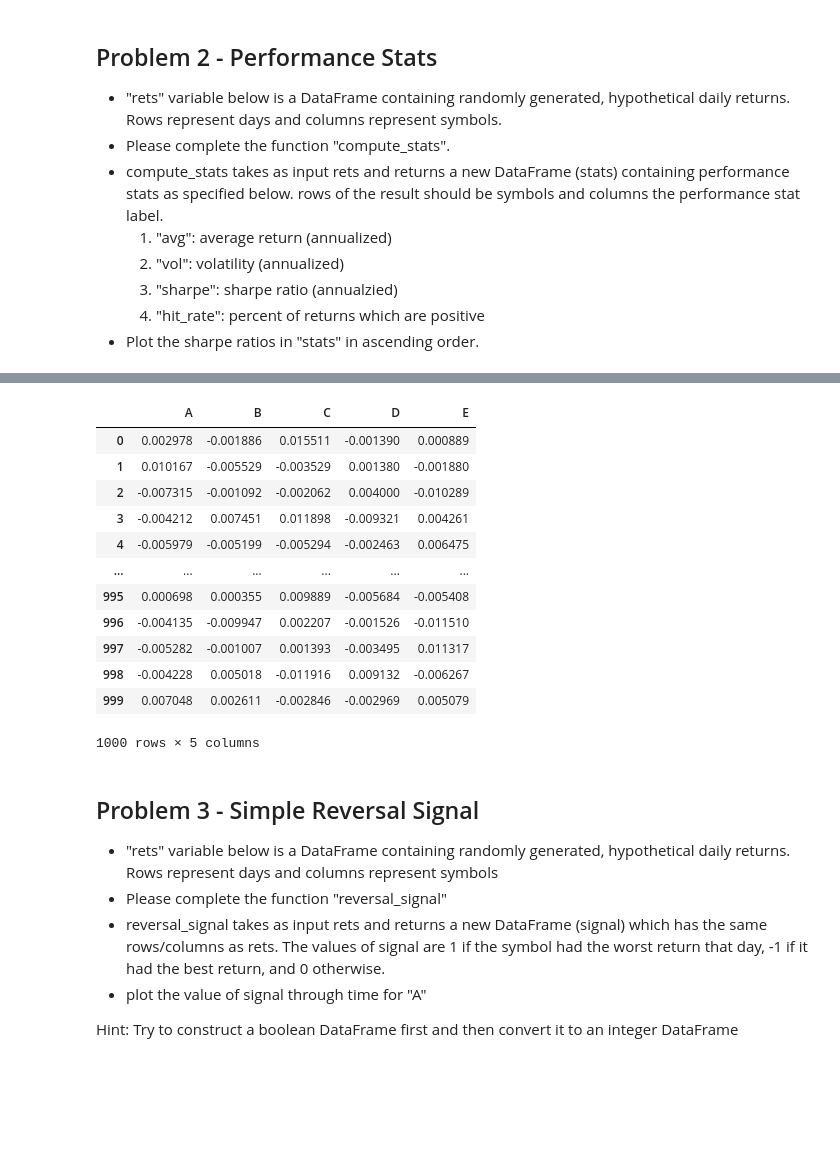
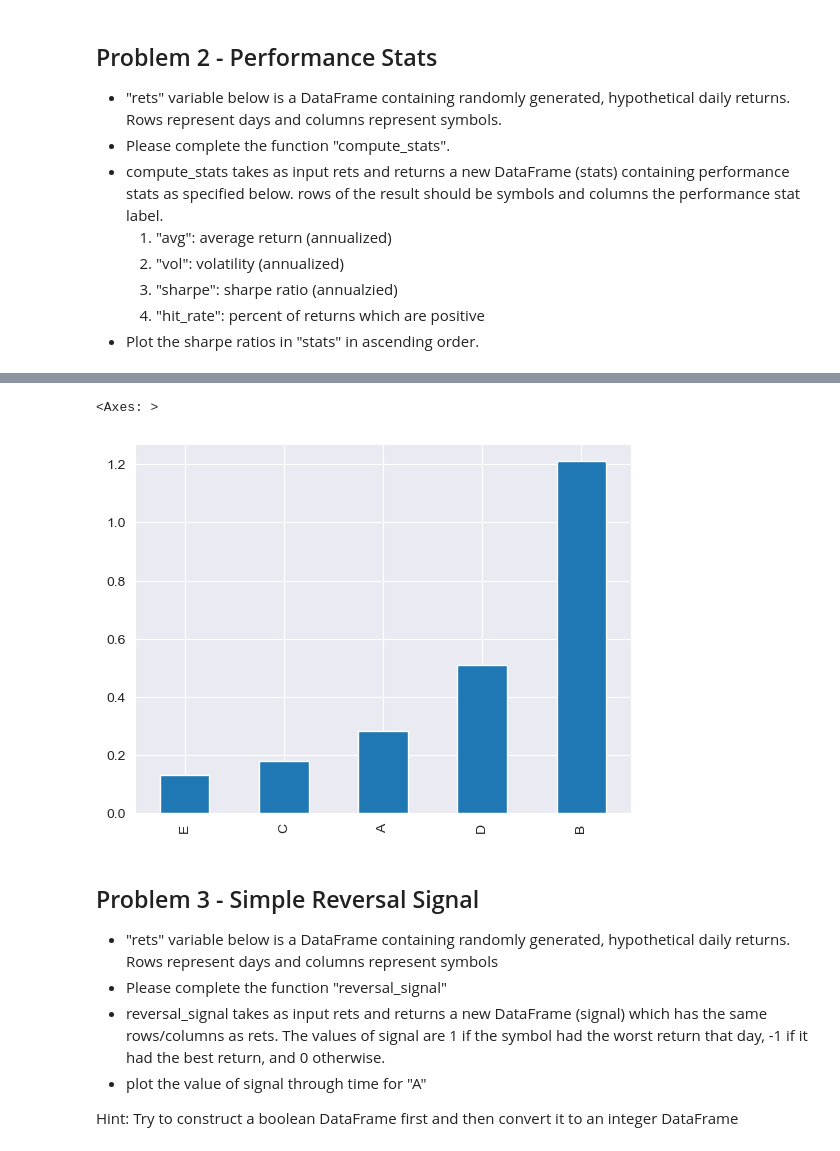
Before and after one commit to misterfitz/wsqCode, a Jupyter notebook: Homework2.ipynb, the cells around one changed output, grey strips where cells are left out. Drawn from its saved outputs; the diff is of its cells as text; code cells hidden in the pictures; blank space fills up the shorter version.

```diff
--- a/Homework2.ipynb
+++ b/Homework2.ipynb
@@ -45,34 +59,20 @@ rets = pd.DataFrame(rets,columns = columns)
 # %%
 def compute_stats(rets):
     # fill out the body here
-    df=pd.DataFrame(rets)
-    df
-    #stats = rets.mean()
-    #rets.Series([ser.min(),ser.max()],index=['min','max'])
+    stats = {}
+    stats['avg'] = rets.mean()*252
+    stats['vol'] = rets.std()*np.sqrt(252)
+    stats['sharpe'] = stats['avg']/stats['vol']
+    stats['hit_rate'] = (rets>0).mean()
+    stats = pd.DataFrame(stats)
+    return stats
 
+stats = compute_stats(rets)
 
-    #     return pd.Series([ser.min(),ser.max()],index=['min','max'])
-
-    # return a DataFrame "stats"
-    # columns should be performance stat label
-    # rows should be symbols
-    return df
-
-compute_stats(rets)
+stats['sharpe'].sort_values().plot(kind='bar')
 # %% [output]
-|  | A | B | C | D | E |
-| 0 | 0.002978 | -0.001886 | 0.015511 | -0.001390 | 0.000889 |
-| 1 | 0.010167 | -0.005529 | -0.003529 | 0.001380 | -0.001880 |
-| 2 | -0.007315 | -0.001092 | -0.002062 | 0.004000 | -0.010289 |
-| 3 | -0.004212 | 0.007451 | 0.011898 | -0.009321 | 0.004261 |
-| 4 | -0.005979 | -0.005199 | -0.005294 | -0.002463 | 0.006475 |
-| ... | ... | ... | ... | ... | ... |
-| 995 | 0.000698 | 0.000355 | 0.009889 | -0.005684 | -0.005408 |
-| 996 | -0.004135 | -0.009947 | 0.002207 | -0.001526 | -0.011510 |
-| 997 | -0.005282 | -0.001007 | 0.001393 | -0.003495 | 0.011317 |
-| 998 | -0.004228 | 0.005018 | -0.011916 | 0.009132 | -0.006267 |
-| 999 | 0.007048 | 0.002611 | -0.002846 | -0.002969 | 0.005079 |
-1000 rows × 5 columns
+<Axes: >
+[figure, added]
 # %% [markdown]
 ## Problem 3 - Simple Reversal Signal
 - "rets" variable below is a DataFrame containing randomly generated, hypothetical daily returns. Rows represent days and columns represent symbols
```
Also changed, not shown: parts of 4 cells of this notebook, 1 other file.
